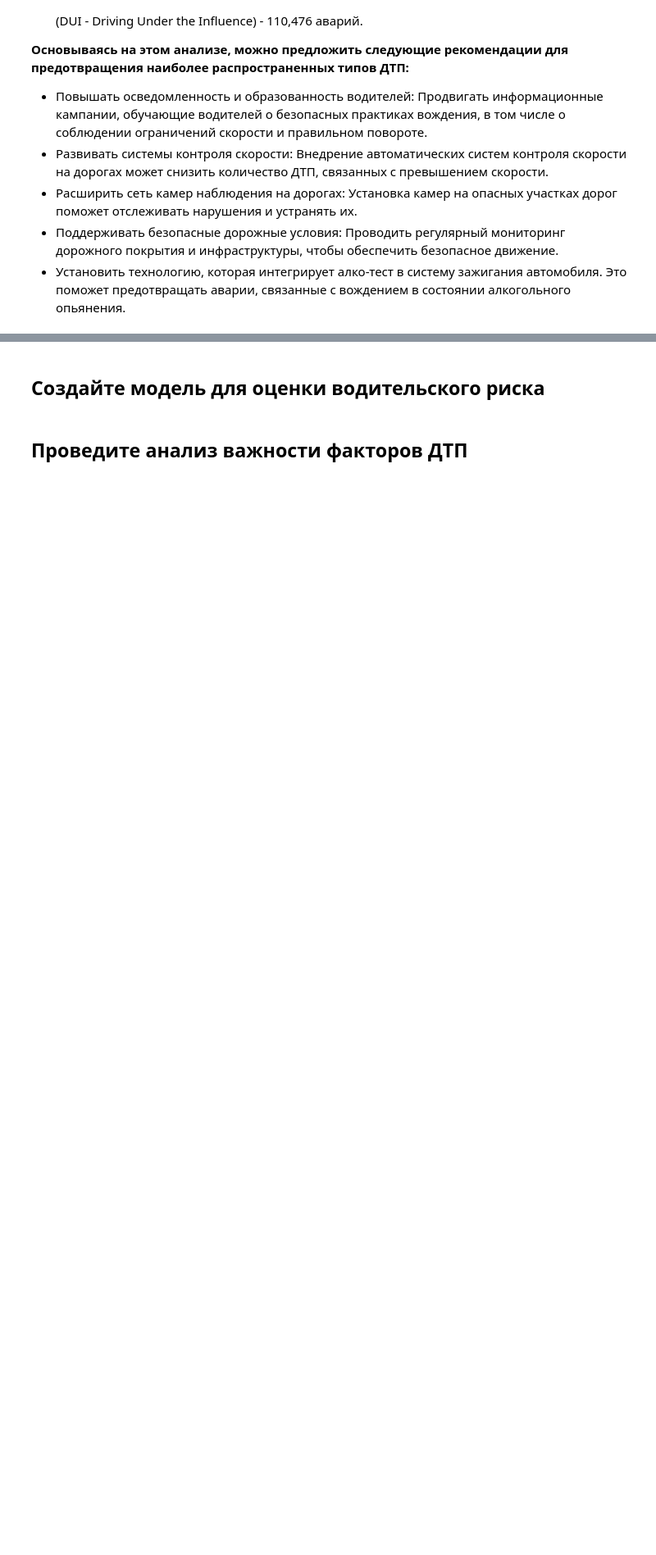
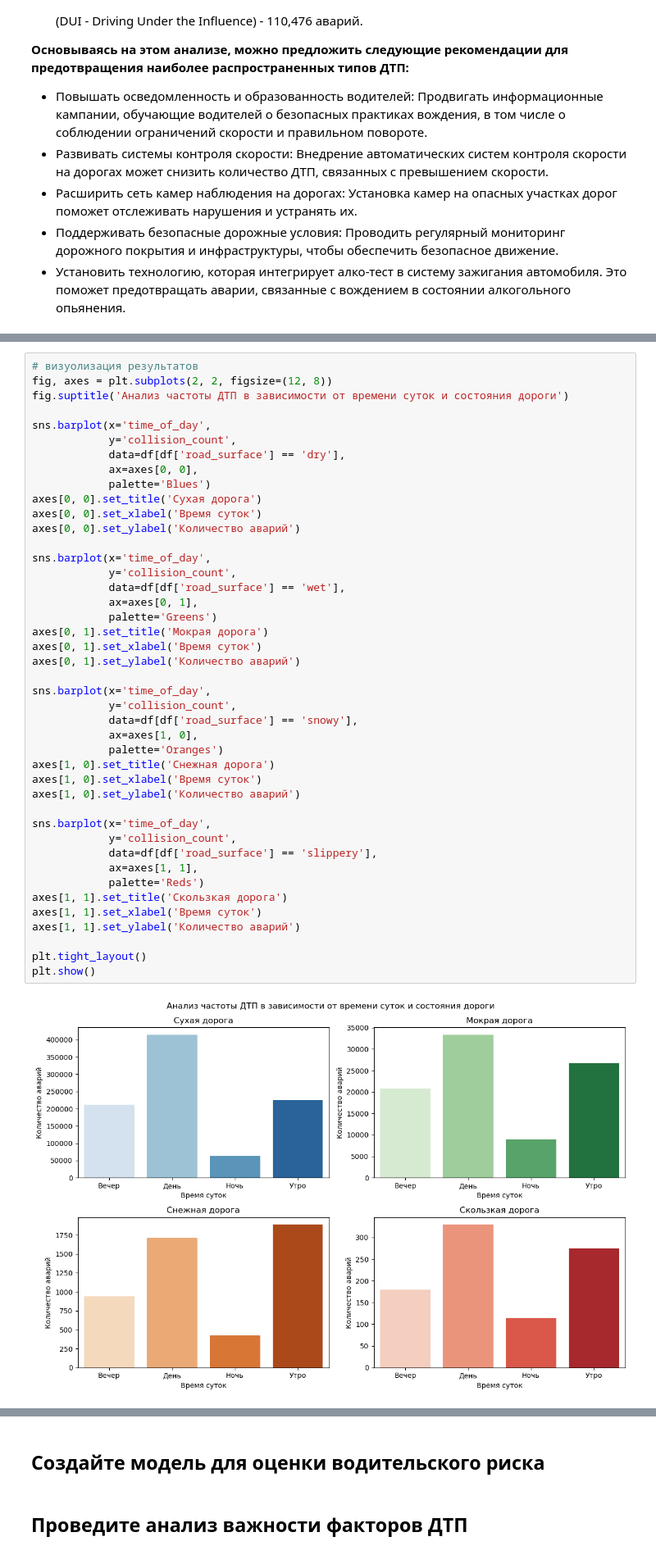
Before and after one commit to Denis-Mukhanov/road-accident-risk, a Jupyter notebook: road_accident_risk.ipynb, the cells around one changed output, grey strips where cells are left out. Shown: that part at 82% size. Saved outputs shown, nothing was run; the diff lists cells and outputs as text; blank space fills up the shorter version.

```diff
--- a/road_accident_risk.ipynb
+++ b/road_accident_risk.ipynb
@@ -360,0 +518,45 @@ __Основываясь на этом анализе, можно предлож
+# %%
+# визуолизация результатов
+fig, axes = plt.subplots(2, 2, figsize=(12, 8))
+fig.suptitle('Анализ частоты ДТП в зависимости от времени суток и состояния дороги')
+
+sns.barplot(x='time_of_day',
+            y='collision_count',
+            data=df[df['road_surface'] == 'dry'],
+            ax=axes[0, 0],
+            palette='Blues')
+axes[0, 0].set_title('Сухая дорога')
+axes[0, 0].set_xlabel('Время суток')
+axes[0, 0].set_ylabel('Количество аварий')
+
+sns.barplot(x='time_of_day',
+            y='collision_count',
+            data=df[df['road_surface'] == 'wet'],
+            ax=axes[0, 1],
+            palette='Greens')
+axes[0, 1].set_title('Мокрая дорога')
+axes[0, 1].set_xlabel('Время суток')
+axes[0, 1].set_ylabel('Количество аварий')
+
+sns.barplot(x='time_of_day',
+            y='collision_count',
+            data=df[df['road_surface'] == 'snowy'],
+            ax=axes[1, 0],
+            palette='Oranges')
+axes[1, 0].set_title('Снежная дорога')
+axes[1, 0].set_xlabel('Время суток')
+axes[1, 0].set_ylabel('Количество аварий')
+
+sns.barplot(x='time_of_day',
+            y='collision_count',
+            data=df[df['road_surface'] == 'slippery'],
+            ax=axes[1, 1],
+            palette='Reds')
+axes[1, 1].set_title('Скользкая дорога')
+axes[1, 1].set_xlabel('Время суток')
+axes[1, 1].set_ylabel('Количество аварий')
+
+plt.tight_layout()
+plt.show()
+# %% [output]
+[figure, added]
```
Also changed, not shown: parts of 13 cells of this notebook.
